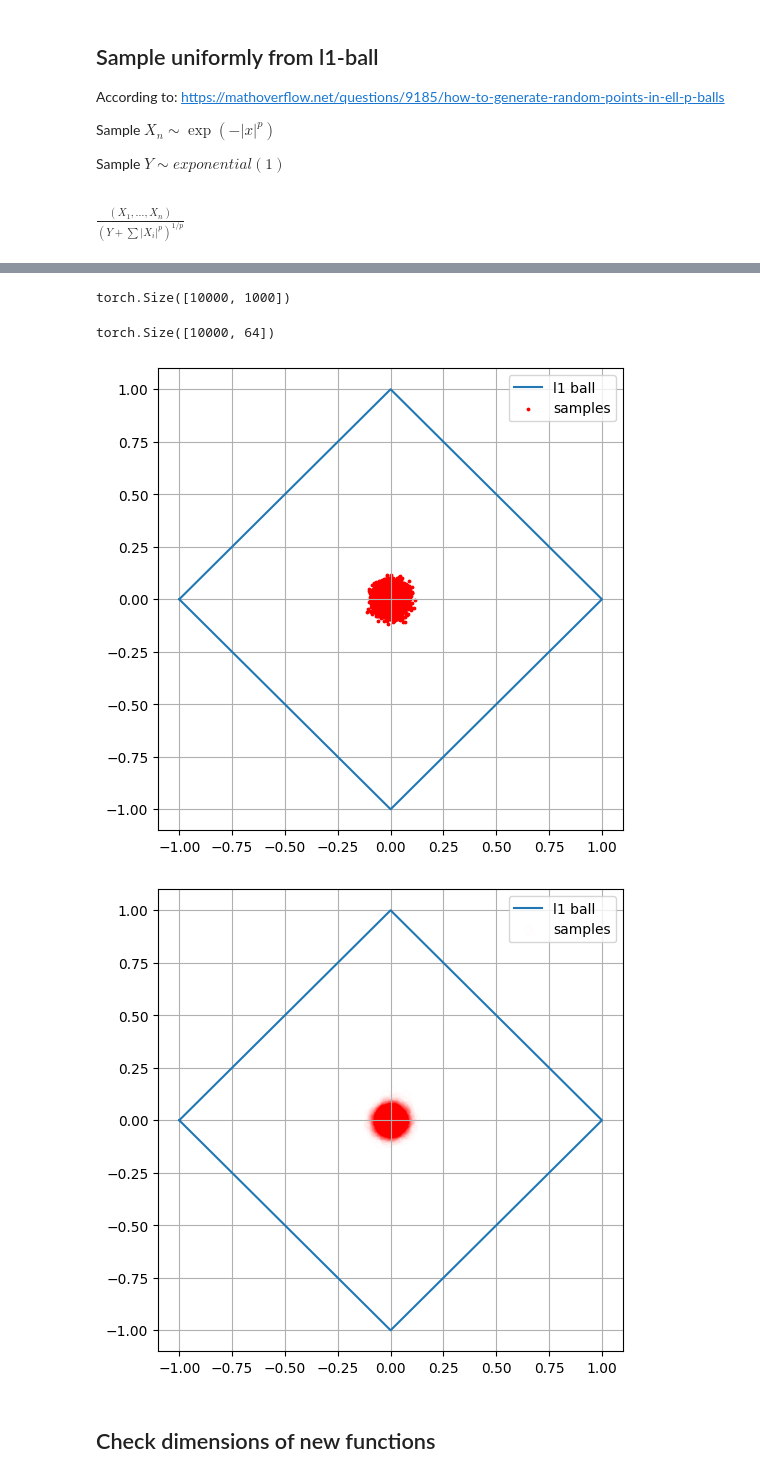
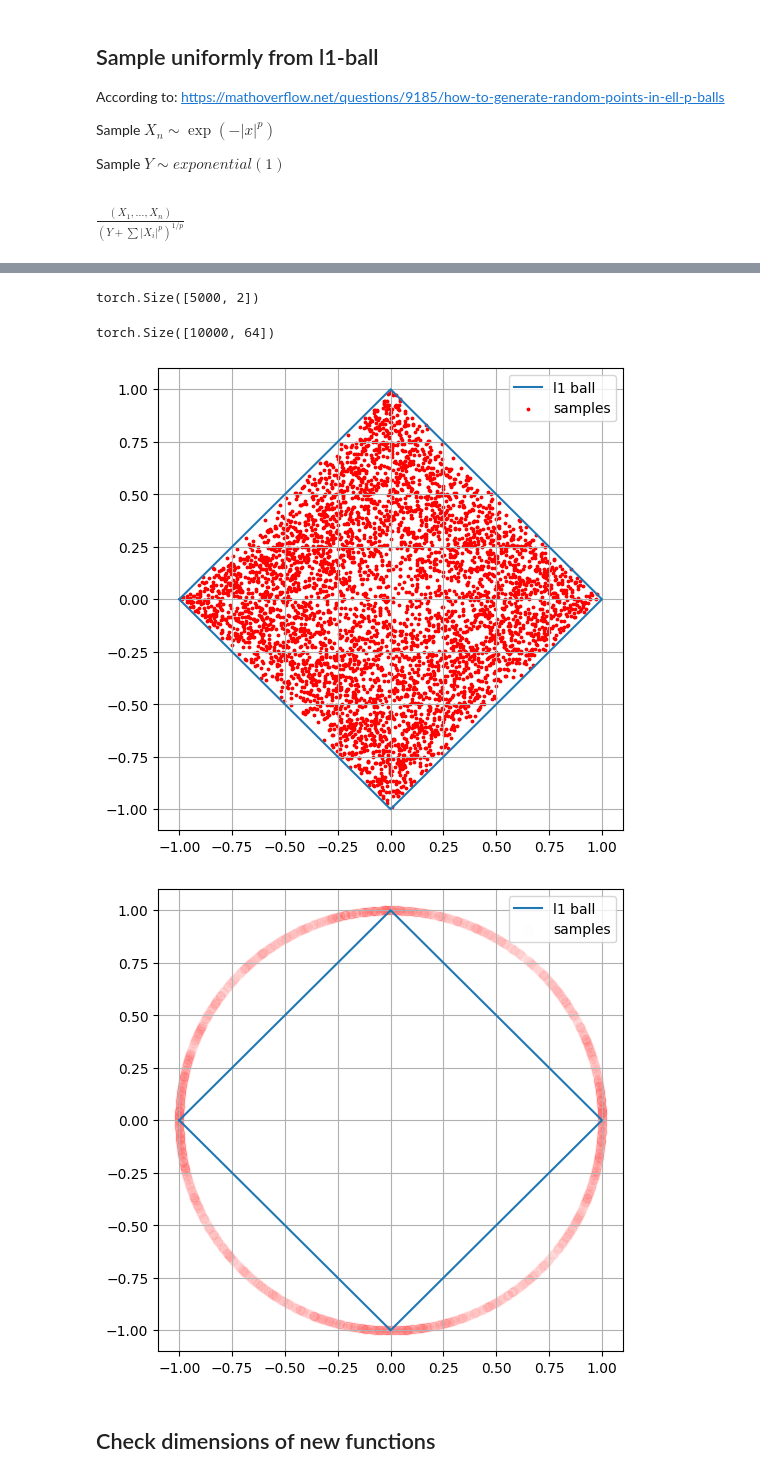
Before and after one commit to f-krause/uio-ADL-project-3, a Jupyter notebook: experiments/l1_sampling.ipynb, the cells around one changed output, grey strips where cells are left out. Saved outputs shown, nothing was run; the diff lists cells and outputs as text; code cells hidden in the pictures.

```diff
--- a/experiments/l1_sampling.ipynb
+++ b/experiments/l1_sampling.ipynb
@@ -58,13 +58,13 @@ def generate_samples(N, D, p):
 
     return angles
 # %%
-samples = generate_samples(10000, 1000, 1) #32 times!
+samples = generate_samples(5000, 2, 1) #32 times!
 samples.shape
 # %% [output]
-torch.Size([10000, 1000])
+torch.Size([5000, 2])
 # %%
-for i in range(31):
-    samples = torch.cat((samples, generate_samples(10000, 2, 1)), dim=1)
+# for i in range(31):
+#     samples = torch.cat((samples, generate_samples(10000, 2, 1)), dim=1)
 # %%
 samples.shape
 # %% [output]
@@ -81,20 +81,20 @@ plt.grid(True)
 plt.legend()
 plt.show()
 # %% [output]
-[figure, old version]
+[figure, new version]
 # %%
 samples_norm = samples / torch.norm(samples, p=2, dim=1, keepdim=True)
 
-x_coords_norm, y_coords_norm = list(zip(*samples_norm[:, 1:3]))
+x_coords_norm, y_coords_norm = list(zip(*samples_norm[:, 0:2]))
 #x_coords_norm, y_coords_norm = (x_coords_norm+y_coords_norm)
 
 plt.plot(x_coords_box, y_coords_box, marker='', label='l1 ball')
 plt.scatter(x_coords_norm, y_coords_norm, color='red', label='samples', s=40, alpha=0.008)  # Adjust color as needed
 plt.grid(True)
 plt.legend()
 plt.show()
 # %% [output]
-[figure, old version]
+[figure, new version]
 # %% [markdown]
 ## Check dimensions of new functions
 # %%
```
Also changed, not shown: parts of 1 cell of this notebook.
